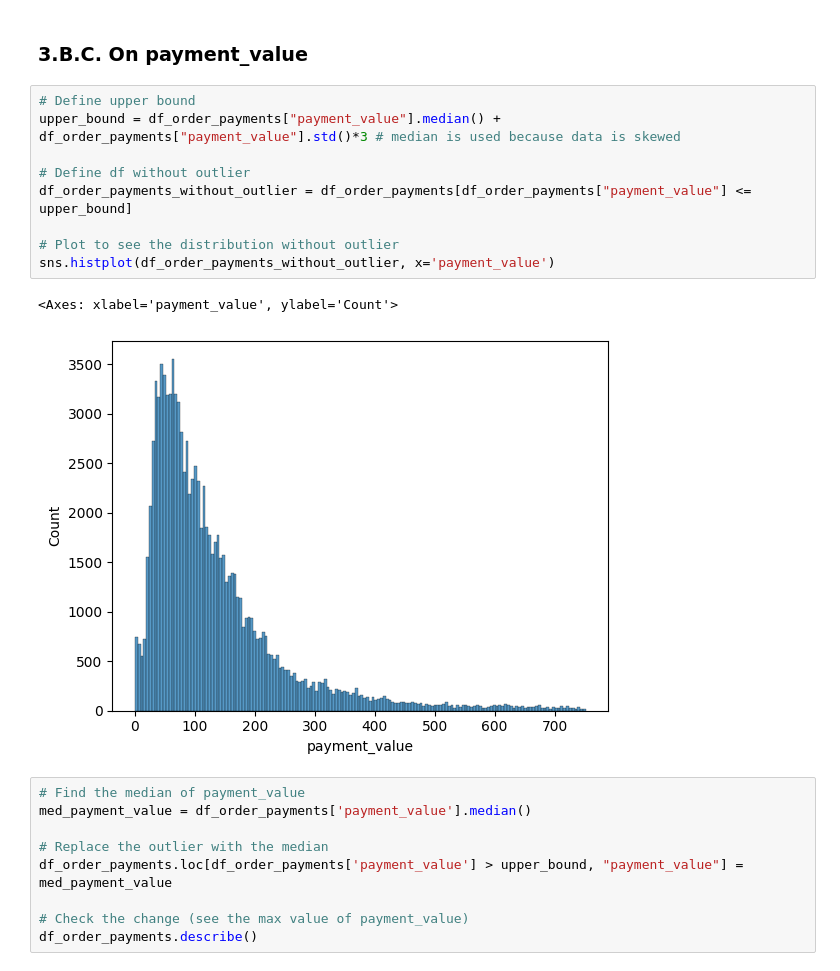
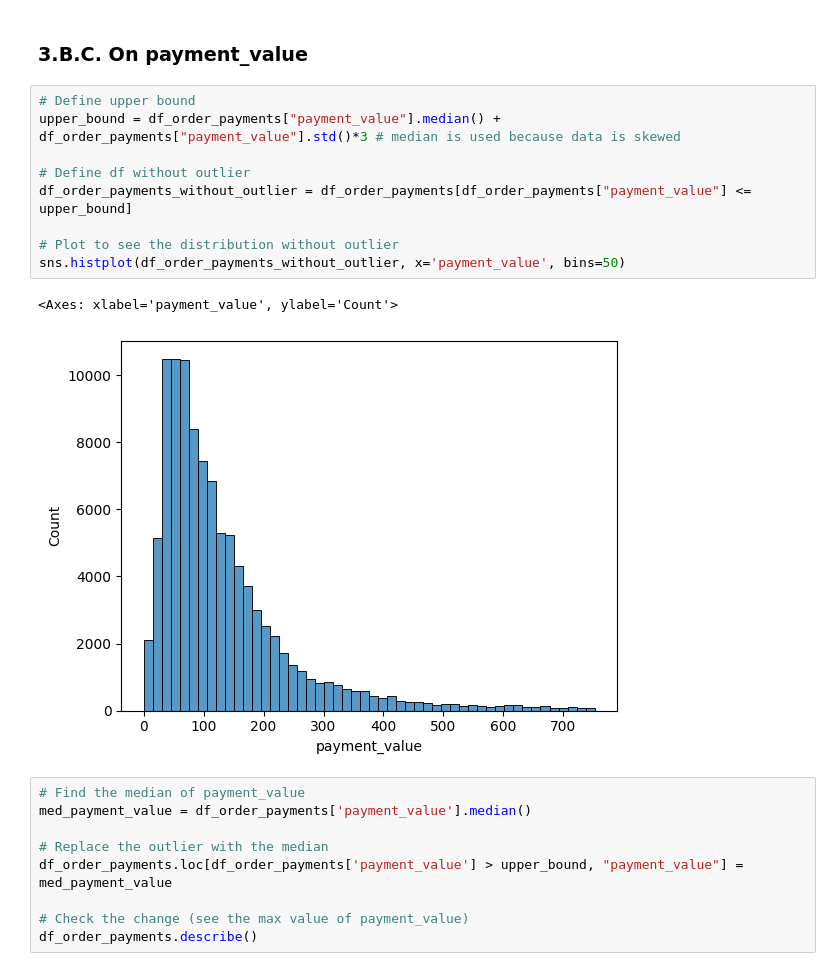
Before and after one commit to bagusfarisa/olist-data-wrangling, a Jupyter notebook: olist.ipynb, the cells around one changed output. Cells and saved outputs as stored; diff of their text form.

Commit message:
adjust: new outlier-handling

```diff
--- a/olist.ipynb
+++ b/olist.ipynb
@@ -543,15 +543,15 @@ sns.histplot(df_order_payments, x='payment_installments')
 # %%
 # Define upper bound
 upper_bound = df_order_payments["payment_value"].median() + df_order_payments["payment_value"].std()*3 # median is used because data is skewed
 
 # Define df without outlier
 df_order_payments_without_outlier = df_order_payments[df_order_payments["payment_value"] <= upper_bound]
 
 # Plot to see the distribution without outlier
-sns.histplot(df_order_payments_without_outlier, x='payment_value')
+sns.histplot(df_order_payments_without_outlier, x='payment_value', bins=50)
 # %% [output]
 <Axes: xlabel='payment_value', ylabel='Count'>
-[figure, old version]
+[figure, new version]
 # %%
 # Find the median of payment_value
 med_payment_value = df_order_payments['payment_value'].median()
```
Also changed, not shown: parts of 1 cell of this notebook.
